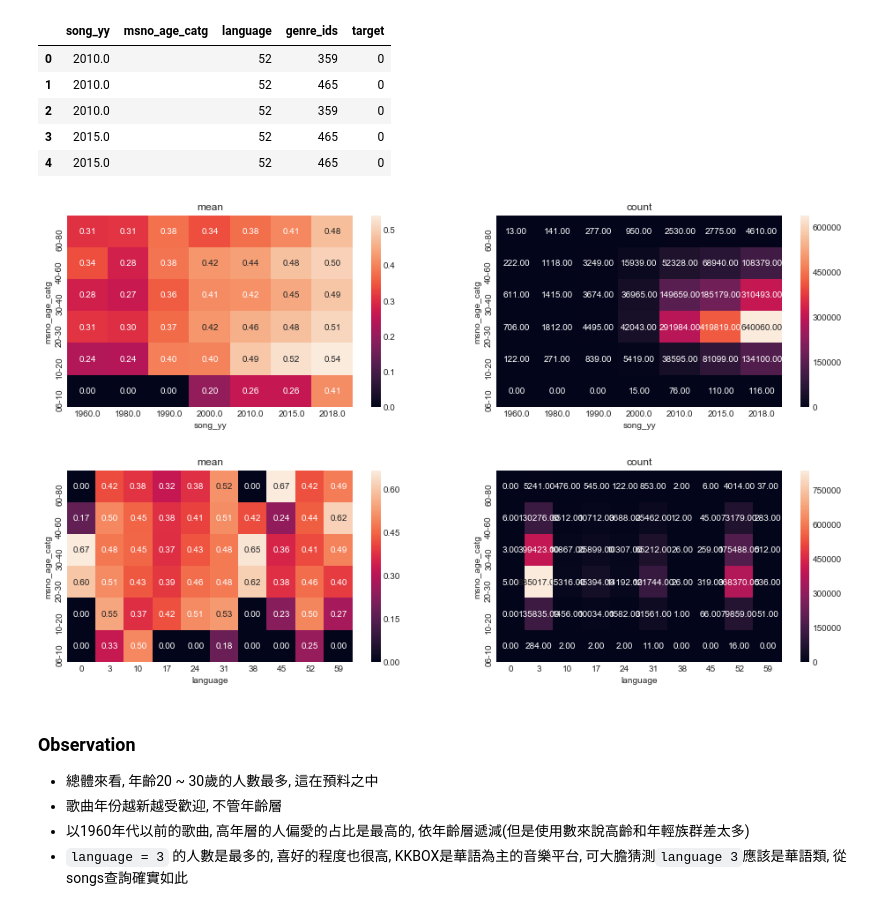
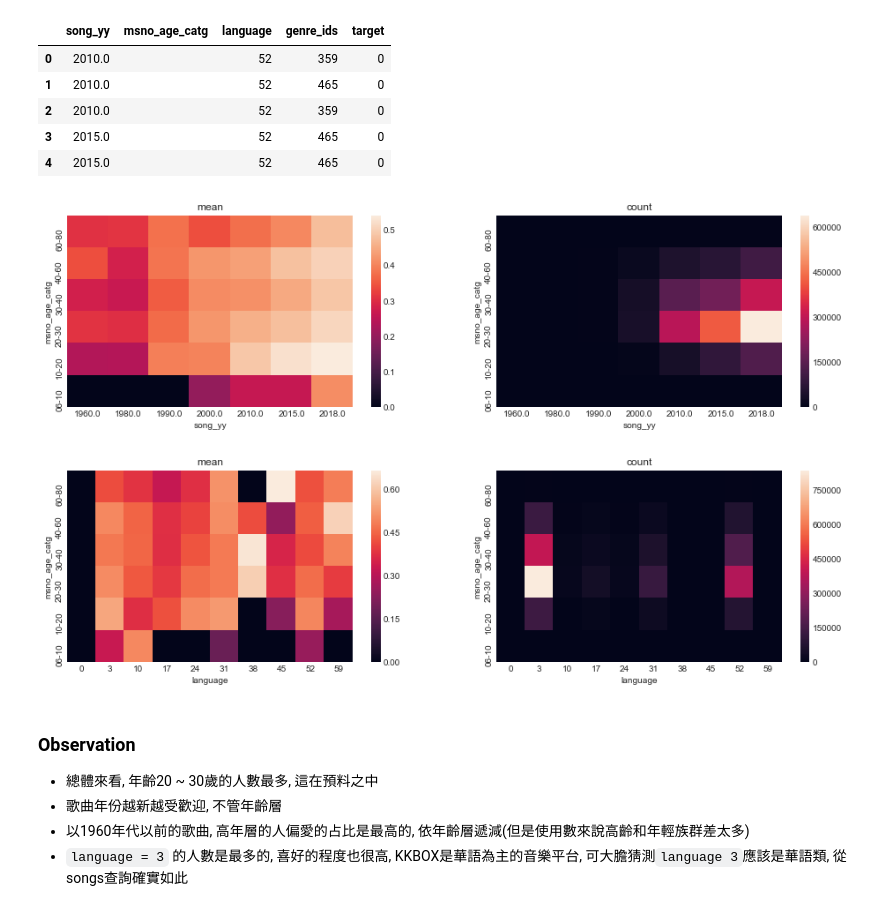
Before and after one commit to CloudMile/ml-specialized, a Jupyter notebook: kkbox/kkbox.ipynb, the cells around one changed output. Cells and saved outputs as stored; diff of their text form; code cells hidden in the pictures.

```diff
--- a/kkbox/kkbox.ipynb
+++ b/kkbox/kkbox.ipynb
@@ -210,16 +209,16 @@ stats.head()
 ytick = ['06-10', '10-20', '20-30', '30-40', '40-60', '60-80']
 ytick.reverse()
 
-chop = stats.query("song_yy > 0 and msno_age_catg != '' and language != '-1'")
-utils_nb.heatmap(chop, 'msno_age_catg', 'song_yy', annot=True, ytick=ytick)
+chop = stats.query("song_yy > 0 and msno_age_catg != '' and language != '-1' and language != ''")
+utils_nb.heatmap(chop, 'msno_age_catg', 'song_yy', annot=False, ytick=ytick)
 # %% [output]
-[figure, old version]
+[figure, new version]
 # %%
-utils_nb.heatmap(chop, 'msno_age_catg', 'language', annot=True,
+utils_nb.heatmap(chop, 'msno_age_catg', 'language', annot=False,
                  xtick=('0', '3', '10', '17', '24', '31', '38', '45', '52', '59'),
                  ytick=ytick)
 # %% [output]
-[figure, old version]
+[figure, new version]
 # %% [markdown]
 ### Observation
 - 總體來看, 年齡20 ~ 30歲的人數最多, 這在預料之中
```
Also changed, not shown: parts of 12 cells of this notebook.
